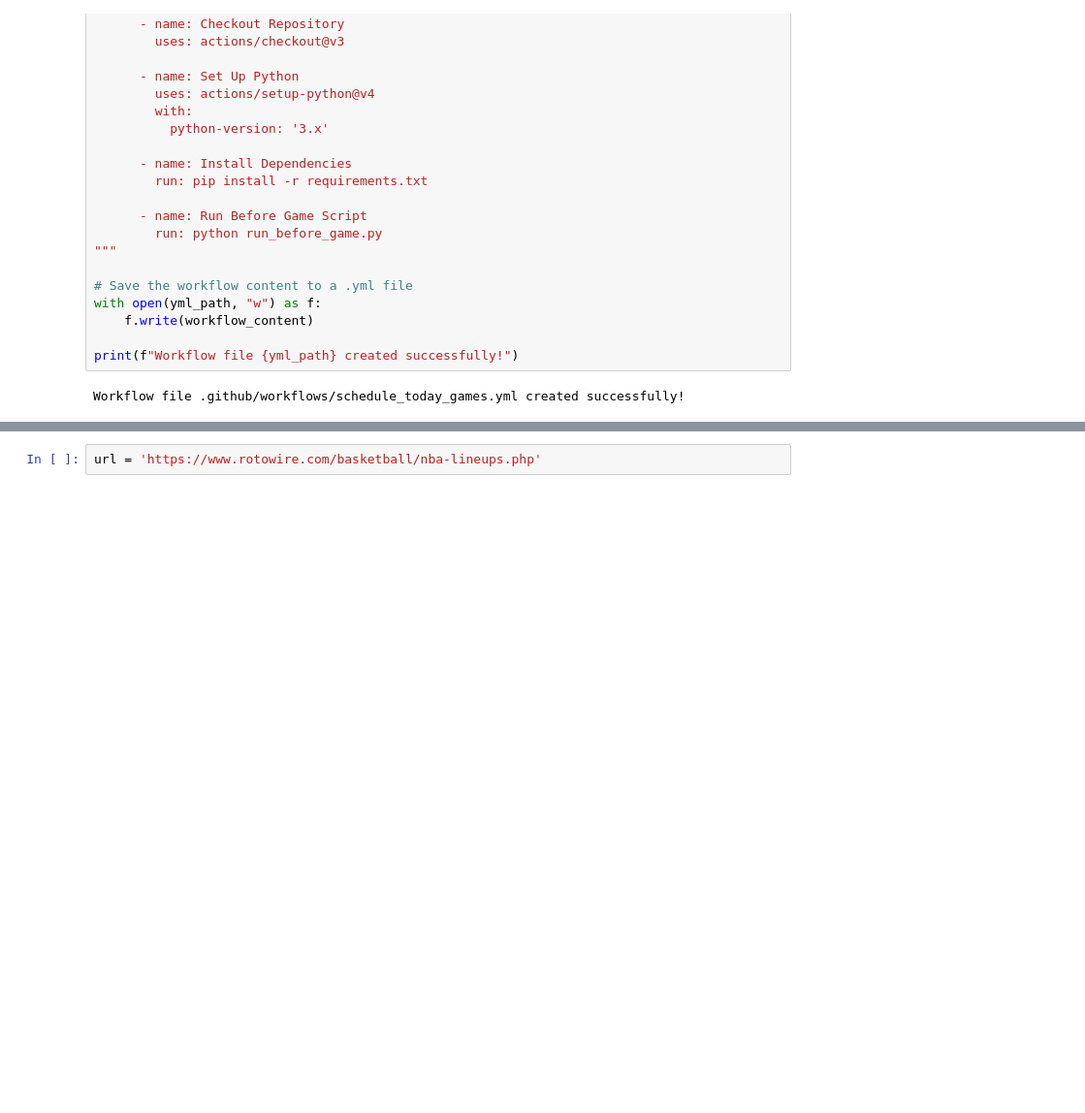
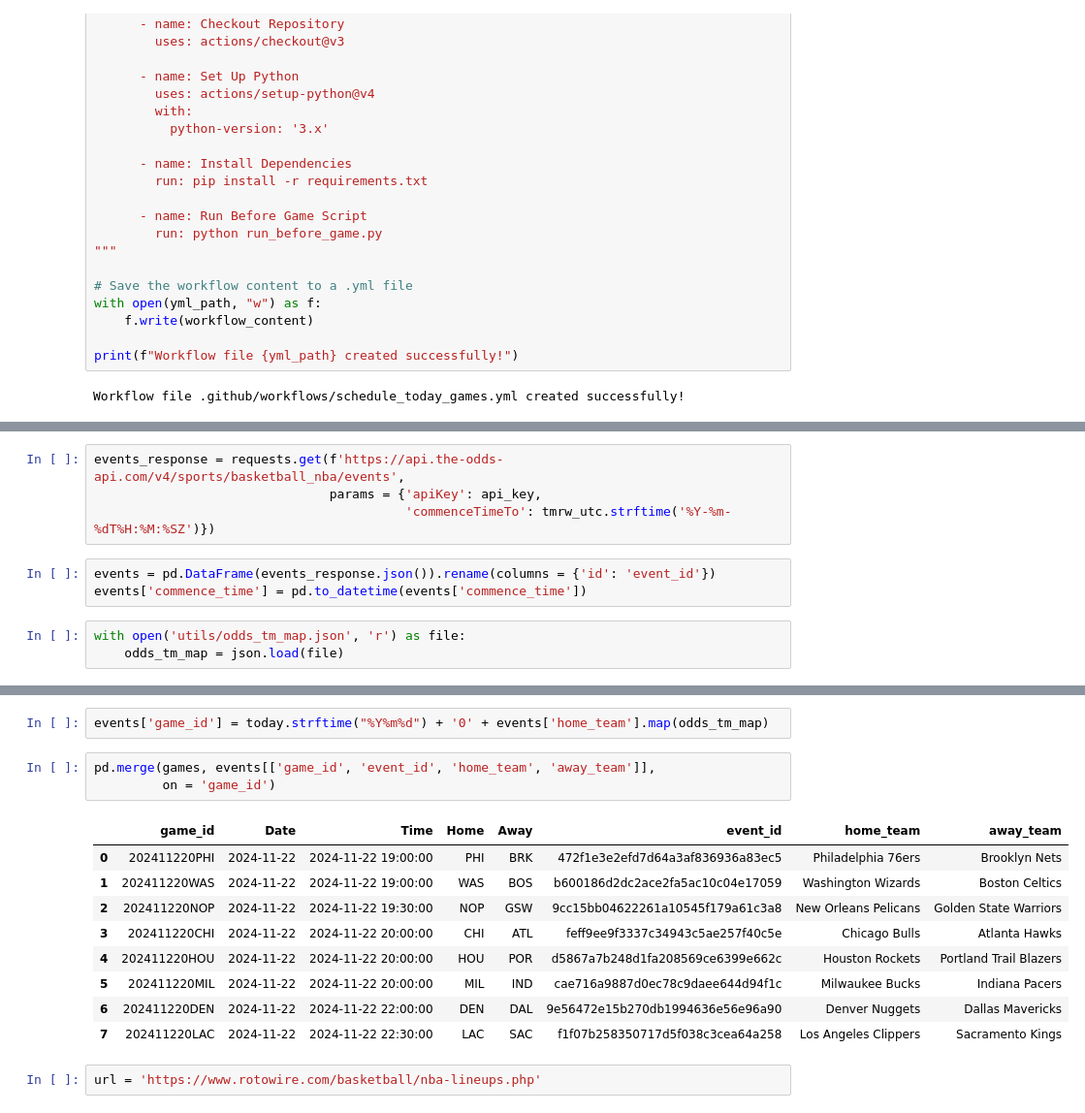
Before and after one commit to martinbog19/LeFirstBasket, a Jupyter notebook: starting_lineups.ipynb, the cells around one changed output, grey strips where cells are left out. Shown: that part at 97% size. Cells and saved outputs as stored; diff of their text form; blank space fills up the shorter version.

Commit message:
merge odds

```diff
--- a/starting_lineups.ipynb
+++ b/starting_lineups.ipynb
@@ -116,0 +122,10 @@ Workflow file .github/workflows/schedule_today_games.yml created successfully!
+# %%
+events_response = requests.get(f'https://api.the-odds-api.com/v4/sports/basketball_nba/events',
+                               params = {'apiKey': api_key,
+                                         'commenceTimeTo': tmrw_utc.strftime('%Y-%m-%dT%H:%M:%SZ')})
+# %%
+events = pd.DataFrame(events_response.json()).rename(columns = {'id': 'event_id'})
+events['commence_time'] = pd.to_datetime(events['commence_time'])
+# %%
+with open('utils/odds_tm_map.json', 'r') as file:
+    odds_tm_map = json.load(file)
@@ -117,3 +144,18 @@ Workflow file .github/workflows/schedule_today_games.yml created successfully!
+# %%
+events['game_id'] = today.strftime("%Y%m%d") + '0' + events['home_team'].map(odds_tm_map)
+# %%
+pd.merge(games, events[['game_id', 'event_id', 'home_team', 'away_team']],
+         on = 'game_id')
+# %% [output]
+|  | game_id | Date | Time | Home | Away | event_id | home_team | away_team |
+| 0 | 202411220PHI | 2024-11-22 | 2024-11-22 19:00:00 | PHI | BRK | 472f1e3e2efd7d64a3af836936a83ec5 | Philadelphia 76ers | Brooklyn Nets |
+| 1 | 202411220WAS | 2024-11-22 | 2024-11-22 19:00:00 | WAS | BOS | b600186d2dc2ace2fa5ac10c04e17059 | Washington Wizards | Boston Celtics |
+| 2 | 202411220NOP | 2024-11-22 | 2024-11-22 19:30:00 | NOP | GSW | 9cc15bb04622261a10545f179a61c3a8 | New Orleans Pelicans | Golden State Warriors |
+| 3 | 202411220CHI | 2024-11-22 | 2024-11-22 20:00:00 | CHI | ATL | feff9ee9f3337c34943c5ae257f40c5e | Chicago Bulls | Atlanta Hawks |
+| 4 | 202411220HOU | 2024-11-22 | 2024-11-22 20:00:00 | HOU | POR | d5867a7b248d1fa208569ce6399e662c | Houston Rockets | Portland Trail Blazers |
+| 5 | 202411220MIL | 2024-11-22 | 2024-11-22 20:00:00 | MIL | IND | cae716a9887d0ec78c9daee644d94f1c | Milwaukee Bucks | Indiana Pacers |
+| 6 | 202411220DEN | 2024-11-22 | 2024-11-22 22:00:00 | DEN | DAL | 9e56472e15b270db1994636e56e96a90 | Denver Nuggets | Dallas Mavericks |
+| 7 | 202411220LAC | 2024-11-22 | 2024-11-22 22:30:00 | LAC | SAC | f1f07b258350717d5f038c3cea64a258 | Los Angeles Clippers | Sacramento Kings |
 # %%
 url = 'https://www.rotowire.com/basketball/nba-lineups.php'
 # %%
```
Also changed, not shown: parts of 4 cells of this notebook, 1 other file.
